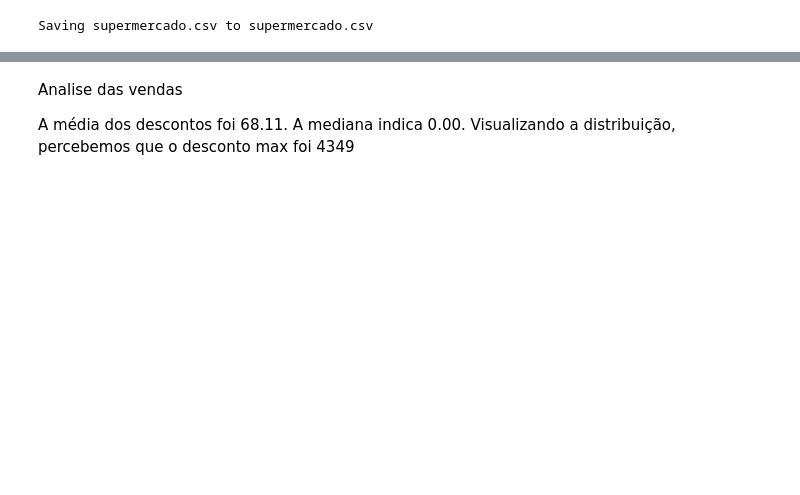
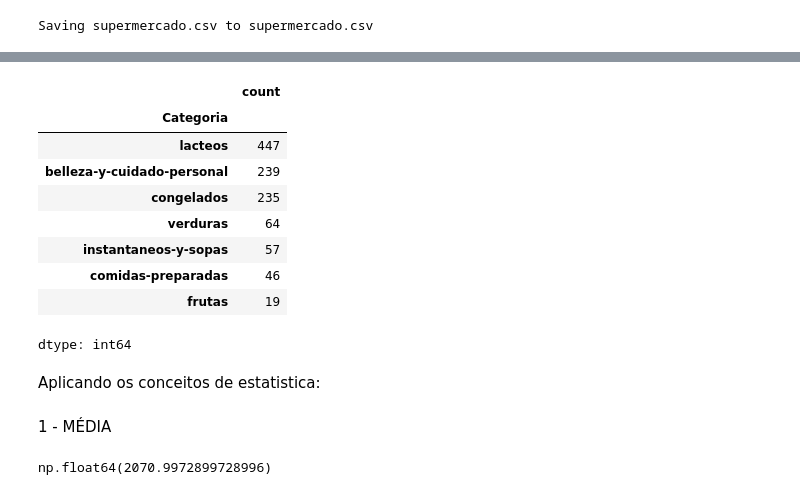
Before and after one commit to Kethellem/cursopython, a Jupyter notebook: AnaliseDesconto.ipynb, the cells around one changed output, grey strips where cells are left out. Drawn from its saved outputs; the diff is of its cells as text; code cells hidden in the pictures; blank space fills up the shorter version.

```diff
--- a/AnaliseDesconto.ipynb
+++ b/AnaliseDesconto.ipynb
@@ -99,6 +28,22 @@ fig2.show()
-# %% [markdown]
-Analise das vendas
-
-A média dos descontos foi 68.11.
-A mediana indica 0.00.
-Visualizando a distribuição, percebemos que o desconto max foi 4349
+# %%
+# Contagem de categorias
+df['Categoria'].value_counts()
+# %% [output]
+|  | count |
+| Categoria |  |
+| lacteos | 447 |
+| belleza-y-cuidado-personal | 239 |
+| congelados | 235 |
+| verduras | 64 |
+| instantaneos-y-sopas | 57 |
+| comidas-preparadas | 46 |
+| frutas | 19 |
+dtype: int64
+# %% [markdown]
+Aplicando os conceitos de estatistica:
+# %% [markdown]
+1 - MÉDIA
+# %%
+df['Preco_Normal'].mean()
+# %% [output]
+np.float64(2070.9972899728996)
```
Also changed, not shown: parts of 13 cells of this notebook.
